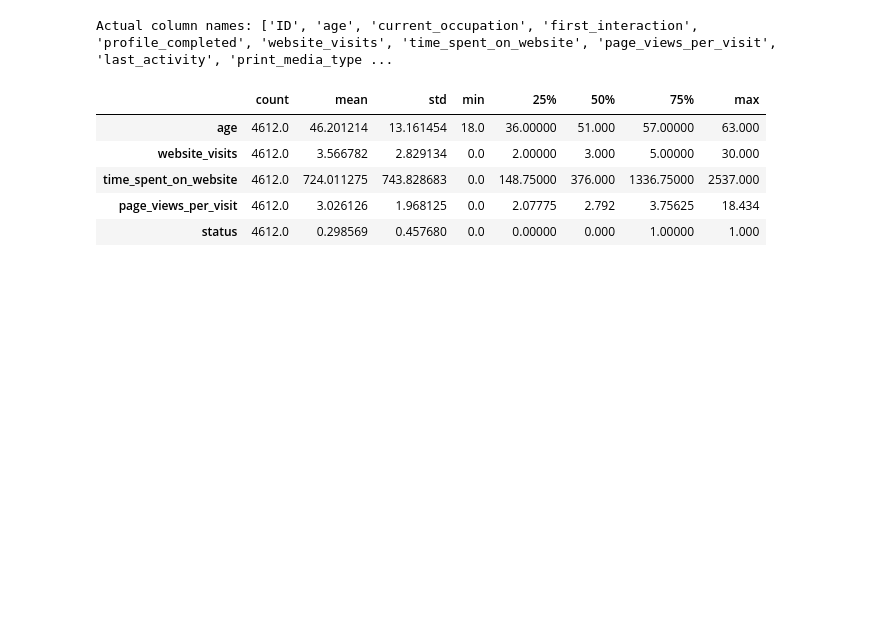
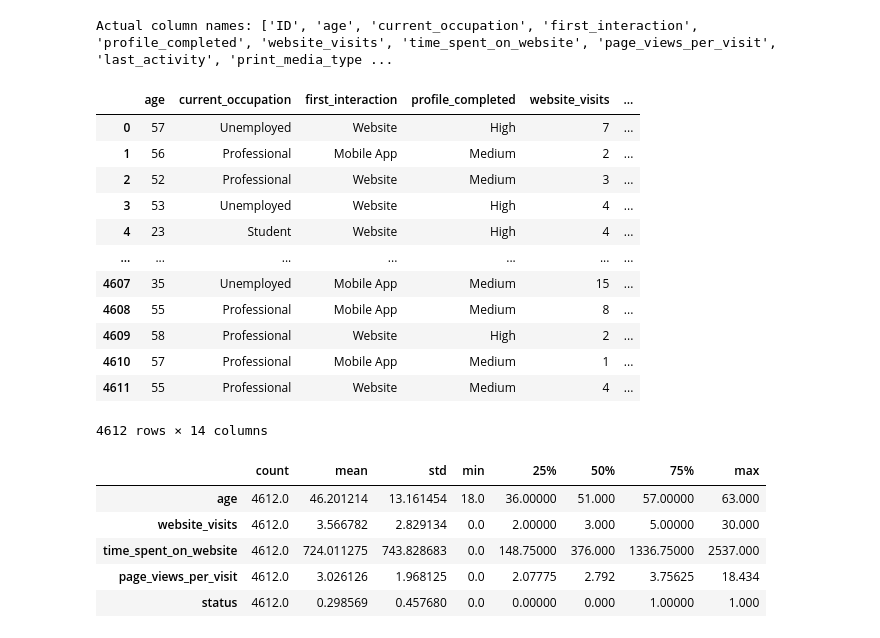
Before and after one commit to berns722/lead-scoring-model, a Jupyter notebook: notebooks/ExtraaLearn Full Code - F.ipynb, the cells around one changed output. Saved outputs shown, nothing was run; the diff lists cells and outputs as text; code cells hidden in the pictures; blank space fills up the shorter version.

Commit message:
feat: add preprocessing step to remove ID column

```diff
--- a/notebooks/ExtraaLearn Full Code - F.ipynb
+++ b/notebooks/ExtraaLearn Full Code - F.ipynb
@@ -202,6 +202,23 @@ data["ID"].nunique()
 print("Actual column names:", data.columns.tolist())
 # %% [output]
 Actual column names: ['ID', 'age', 'current_occupation', 'first_interaction', 'profile_completed', 'website_visits', 'time_spent_on_website', 'page_views_per_visit', 'last_activity', 'print_media_type ...
+# %%
+pdata = preprocess_data(data)
+pdata
+# %% [output]
+|  | age | current_occupation | first_interaction | profile_completed | website_visits | ... |
+| 0 | 57 | Unemployed | Website | High | 7 | ... |
+| 1 | 56 | Professional | Mobile App | Medium | 2 | ... |
+| 2 | 52 | Professional | Website | Medium | 3 | ... |
+| 3 | 53 | Unemployed | Website | High | 4 | ... |
+| 4 | 23 | Student | Website | High | 4 | ... |
+| ... | ... | ... | ... | ... | ... | ... |
+| 4607 | 35 | Unemployed | Mobile App | Medium | 15 | ... |
+| 4608 | 55 | Professional | Mobile App | Medium | 8 | ... |
+| 4609 | 58 | Professional | Website | High | 2 | ... |
+| 4610 | 57 | Professional | Mobile App | Medium | 1 | ... |
+| 4611 | 55 | Professional | Website | Medium | 4 | ... |
+4612 rows × 14 columns
 # %%
 # droppping the ID column
 data = data.drop(["ID"], axis=1)
```
Also changed, not shown: parts of 5 cells of this notebook, 4 other files.
